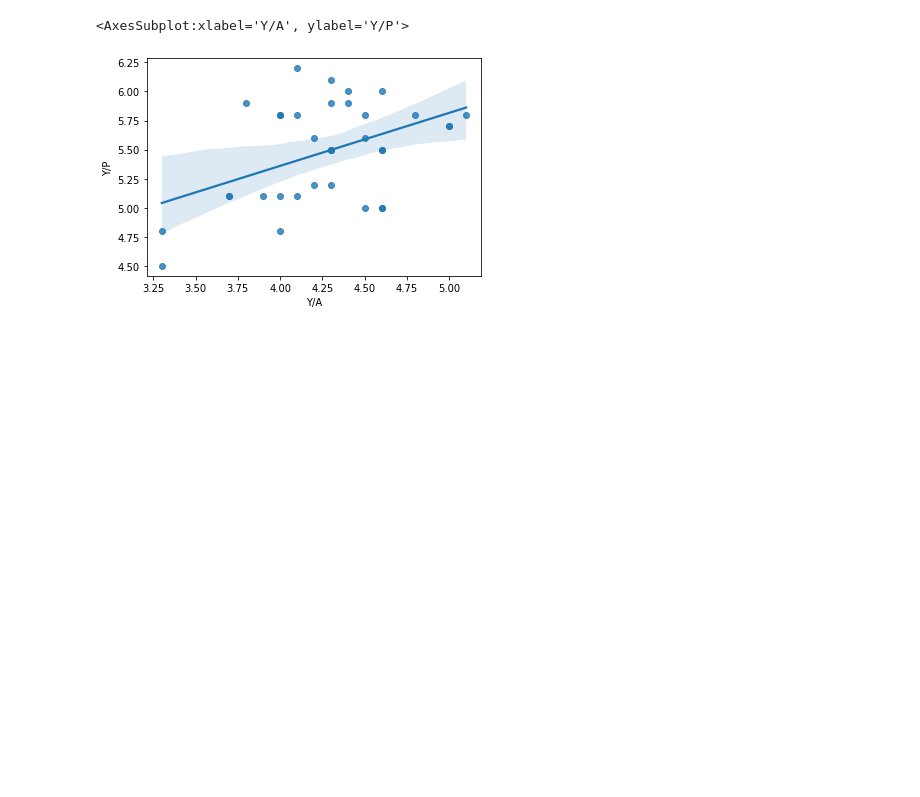
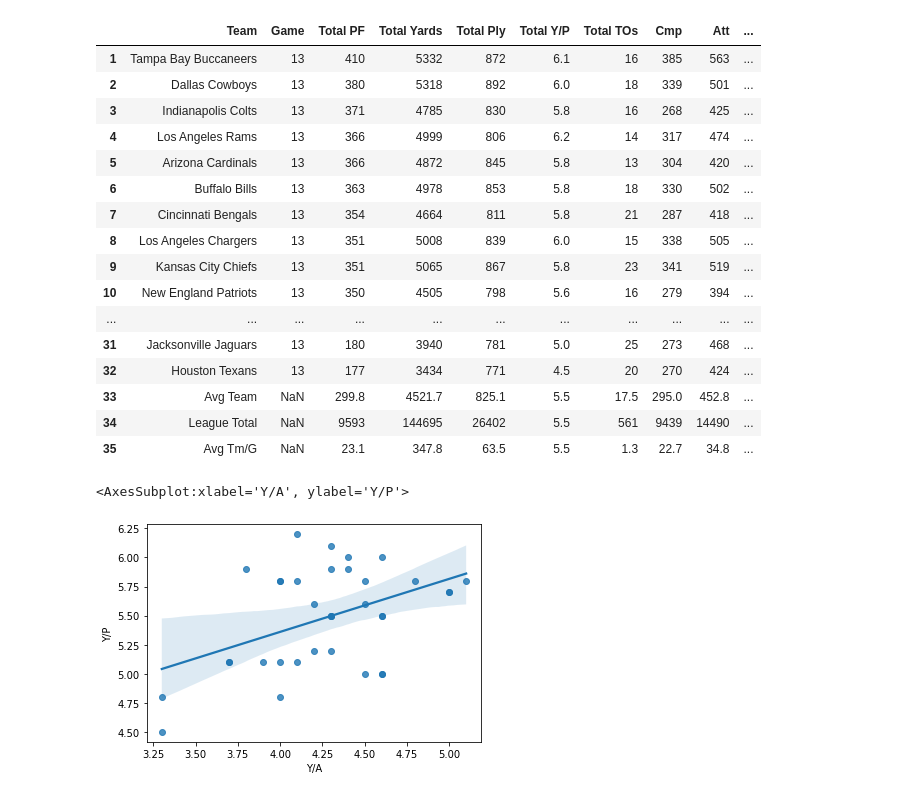
Before and after one commit to RohitPasu/ManILoveFootball, a Jupyter notebook: final.ipynb, the cells around one changed output. Cells and saved outputs as stored; diff of their text form; code cells hidden in the pictures; blank space fills up the shorter version.

```diff
--- a/final.ipynb
+++ b/final.ipynb
@@ -20,5 +20,35 @@ offense_stats = offense_stats.drop(header_row)
 
 defense_stats.columns = defense_stats.iloc[header_row]
 defense_stats = defense_stats.drop(header_row)
+# %%
+offense_stats = offense_stats.drop(columns=['Pen'])
+offense_stats = offense_stats.drop(columns=['TO%'])
+offense_stats = offense_stats.drop(columns=['Sc%'])
+offense_stats = offense_stats.drop(columns=['Rk'])
+offense_stats = offense_stats.drop(columns=['1stPy'])
+offense_stats = offense_stats.iloc[: , :-2]
+offense_stats = offense_stats.drop(columns=['1stD'])
+offense_stats = offense_stats.drop(columns=['FL'])
+offense_stats = offense_stats.rename(columns={"Tm": "Team", "G": "Game", "PF": "Total PF", "Ply": "Total Ply", "Y/P":"Total Y/P", "TO":"Total TOs"})
+offense_stats.rename(columns={offense_stats.columns[3]: "Total Yards" }, inplace = True)
+offense_stats
+# %% [output]
+|  | Team | Game | Total PF | Total Yards | Total Ply | Total Y/P | Total TOs | Cmp | Att | ... |
+| 1 | Tampa Bay Buccaneers | 13 | 410 | 5332 | 872 | 6.1 | 16 | 385 | 563 | ... |
+| 2 | Dallas Cowboys | 13 | 380 | 5318 | 892 | 6.0 | 18 | 339 | 501 | ... |
+| 3 | Indianapolis Colts | 13 | 371 | 4785 | 830 | 5.8 | 16 | 268 | 425 | ... |
+| 4 | Los Angeles Rams | 13 | 366 | 4999 | 806 | 6.2 | 14 | 317 | 474 | ... |
+| 5 | Arizona Cardinals | 13 | 366 | 4872 | 845 | 5.8 | 13 | 304 | 420 | ... |
+| 6 | Buffalo Bills | 13 | 363 | 4978 | 853 | 5.8 | 18 | 330 | 502 | ... |
+| 7 | Cincinnati Bengals | 13 | 354 | 4664 | 811 | 5.8 | 21 | 287 | 418 | ... |
+| 8 | Los Angeles Chargers | 13 | 351 | 5008 | 839 | 6.0 | 15 | 338 | 505 | ... |
+| 9 | Kansas City Chiefs | 13 | 351 | 5065 | 867 | 5.8 | 23 | 341 | 519 | ... |
+| 10 | New England Patriots | 13 | 350 | 4505 | 798 | 5.6 | 16 | 279 | 394 | ... |
+| ... | ... | ... | ... | ... | ... | ... | ... | ... | ... | ... |
+| 31 | Jacksonville Jaguars | 13 | 180 | 3940 | 781 | 5.0 | 25 | 273 | 468 | ... |
+| 32 | Houston Texans | 13 | 177 | 3434 | 771 | 4.5 | 20 | 270 | 424 | ... |
+| 33 | Avg Team | NaN | 299.8 | 4521.7 | 825.1 | 5.5 | 17.5 | 295.0 | 452.8 | ... |
+| 34 | League Total | NaN | 9593 | 144695 | 26402 | 5.5 | 561 | 9439 | 14490 | ... |
+| 35 | Avg Tm/G | NaN | 23.1 | 347.8 | 63.5 | 5.5 | 1.3 | 22.7 | 34.8 | ... |
 # %%
 offense_stats.dropna()
```
Also changed, not shown: parts of 3 cells of this notebook.
